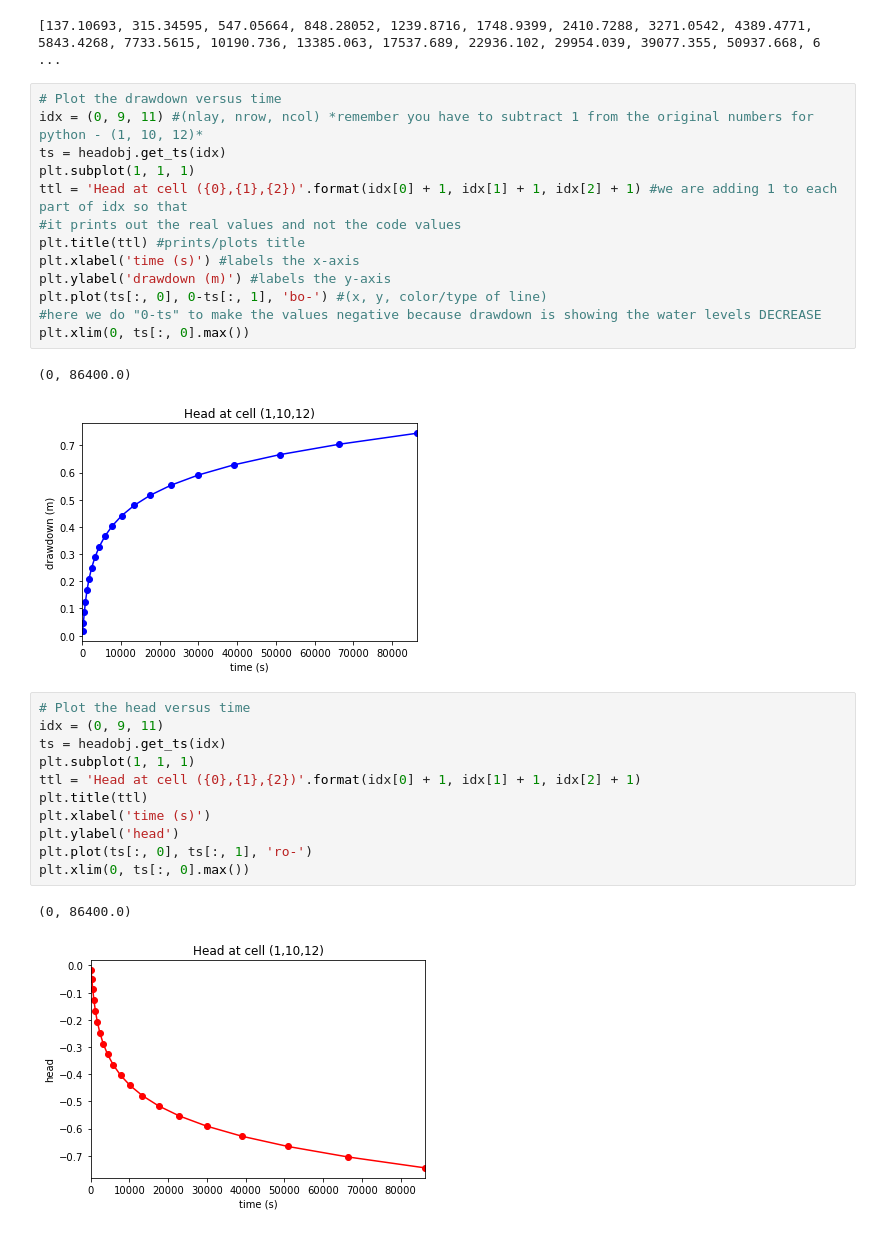
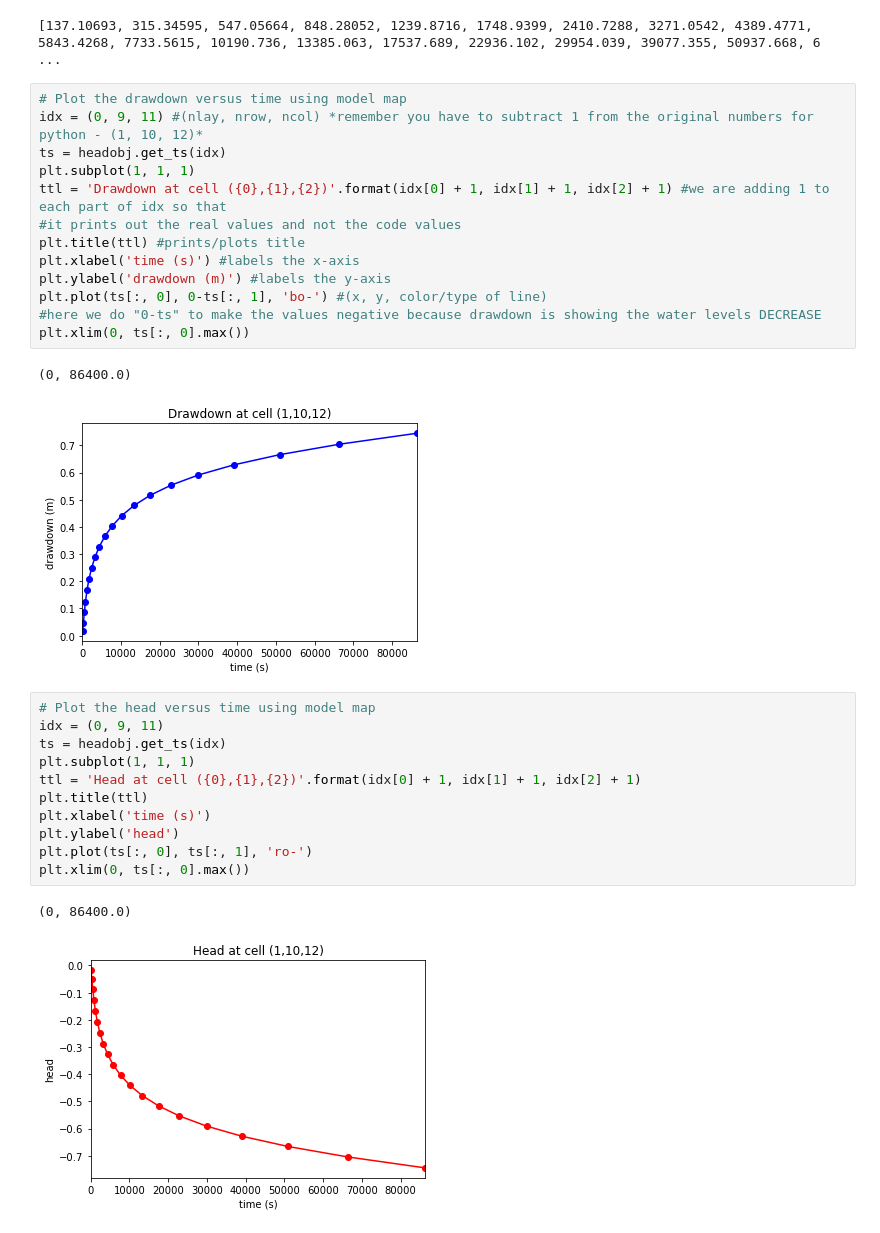
Before and after one commit to jordw22/modflow_epa, a Jupyter notebook: Notebooks/Problem 1 (Part a) - The Theis Solution.ipynb, the cells around one changed output. Cells and saved outputs as stored; diff of their text form.

```diff
--- a/Notebooks/Problem 1 (Part a) - The Theis Solution.ipynb
+++ b/Notebooks/Problem 1 (Part a) - The Theis Solution.ipynb
@@ -382,23 +383,23 @@ print(times) #prints the time at each stress period
 # %% [output]
 [137.10693, 315.34595, 547.05664, 848.28052, 1239.8716, 1748.9399, 2410.7288, 3271.0542, 4389.4771, 5843.4268, 7733.5615, 10190.736, 13385.063, 17537.689, 22936.102, 29954.039, 39077.355, 50937.668, 6 ...
 # %%
-# Plot the drawdown versus time
+# Plot the drawdown versus time using model map
 idx = (0, 9, 11) #(nlay, nrow, ncol) *remember you have to subtract 1 from the original numbers for python - (1, 10, 12)*
 ts = headobj.get_ts(idx)
 plt.subplot(1, 1, 1)
-ttl = 'Head at cell ({0},{1},{2})'.format(idx[0] + 1, idx[1] + 1, idx[2] + 1) #we are adding 1 to each part of idx so that
+ttl = 'Drawdown at cell ({0},{1},{2})'.format(idx[0] + 1, idx[1] + 1, idx[2] + 1) #we are adding 1 to each part of idx so that
 #it prints out the real values and not the code values
 plt.title(ttl) #prints/plots title
 plt.xlabel('time (s)') #labels the x-axis
 plt.ylabel('drawdown (m)') #labels the y-axis
 plt.plot(ts[:, 0], 0-ts[:, 1], 'bo-') #(x, y, color/type of line)
 #here we do "0-ts" to make the values negative because drawdown is showing the water levels DECREASE
 plt.xlim(0, ts[:, 0].max())
 # %% [output]
 (0, 86400.0)
-[figure, old version]
+[figure, new version]
 # %%
-# Plot the head versus time
+# Plot the head versus time using model map
 idx = (0, 9, 11)
 ts = headobj.get_ts(idx)
 plt.subplot(1, 1, 1)
```
Also changed, not shown: parts of 5 cells of this notebook, 3 other files.
